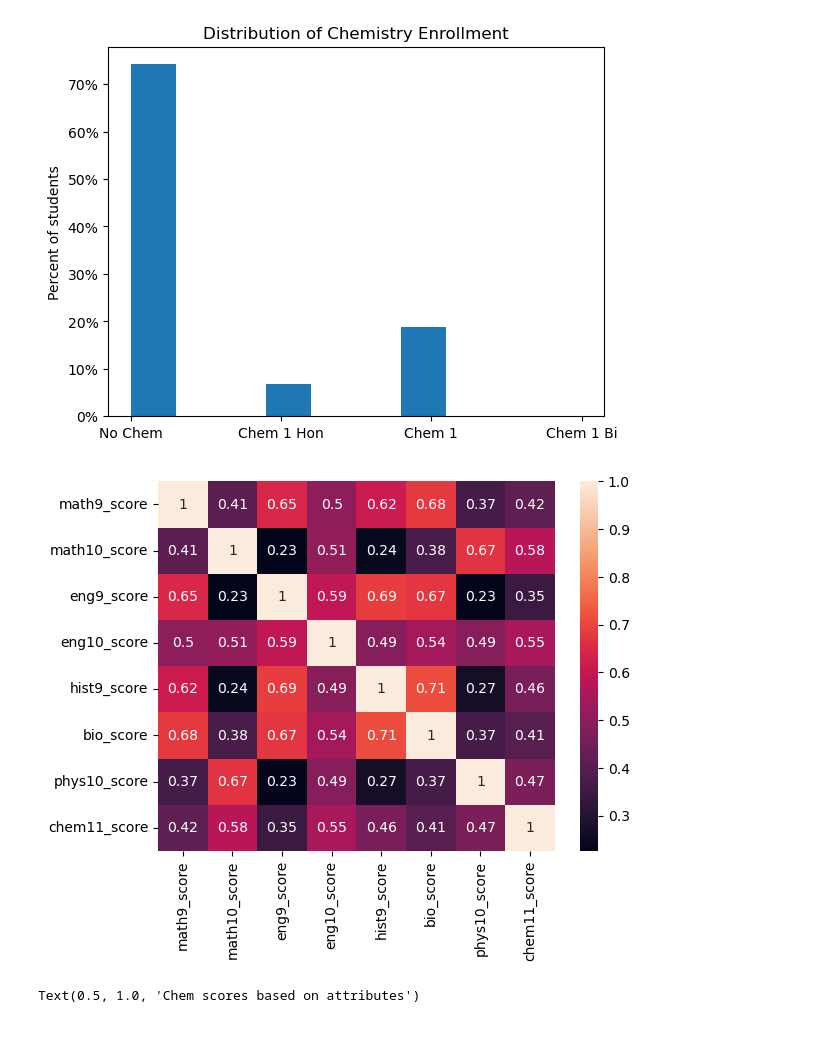
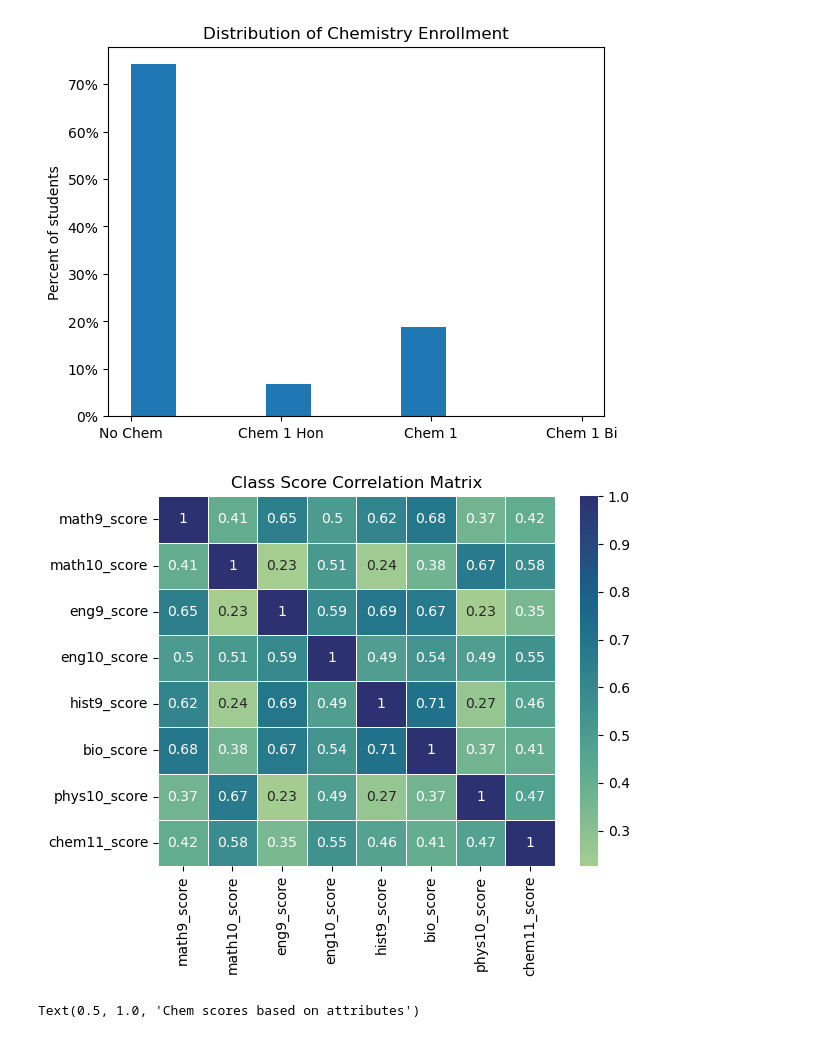
Before and after one commit to michaelzwartz/Science-Elective-Enrollment, a Jupyter notebook: Analysis.ipynb, the cells around one changed output. Drawn from its saved outputs; the diff is of its cells as text; code cells hidden in the pictures.

```diff
--- a/Analysis.ipynb
+++ b/Analysis.ipynb
@@ -32,15 +32,16 @@ plt.show()
 # %%
 import seaborn as sn
 core_courses = ['math9_score', 'math10_score', 'eng9_score', 'eng10_score',
                 'hist9_score', 'bio_score', 'phys10_score', 'chem11_score']
 
 corr_matrix = df[core_courses].corr()
 #corr_matrix['chem11_score']
 
-sn.heatmap(corr_matrix, annot=True)
+sn.heatmap(corr_matrix, annot=True, cmap = "crest", linewidths= 0.5)
+plt.title("Class Score Correlation Matrix")
 plt.show()
 # %% [output]
-[figure, old version]
+[figure, new version]
 # %%
 #dimensionality reduction to plot chem scores vs other factors
 #Factor analysis of mixed data https://pypi.org/project/prince/0.7.1/
```
Also changed, not shown: parts of 5 cells of this notebook.
